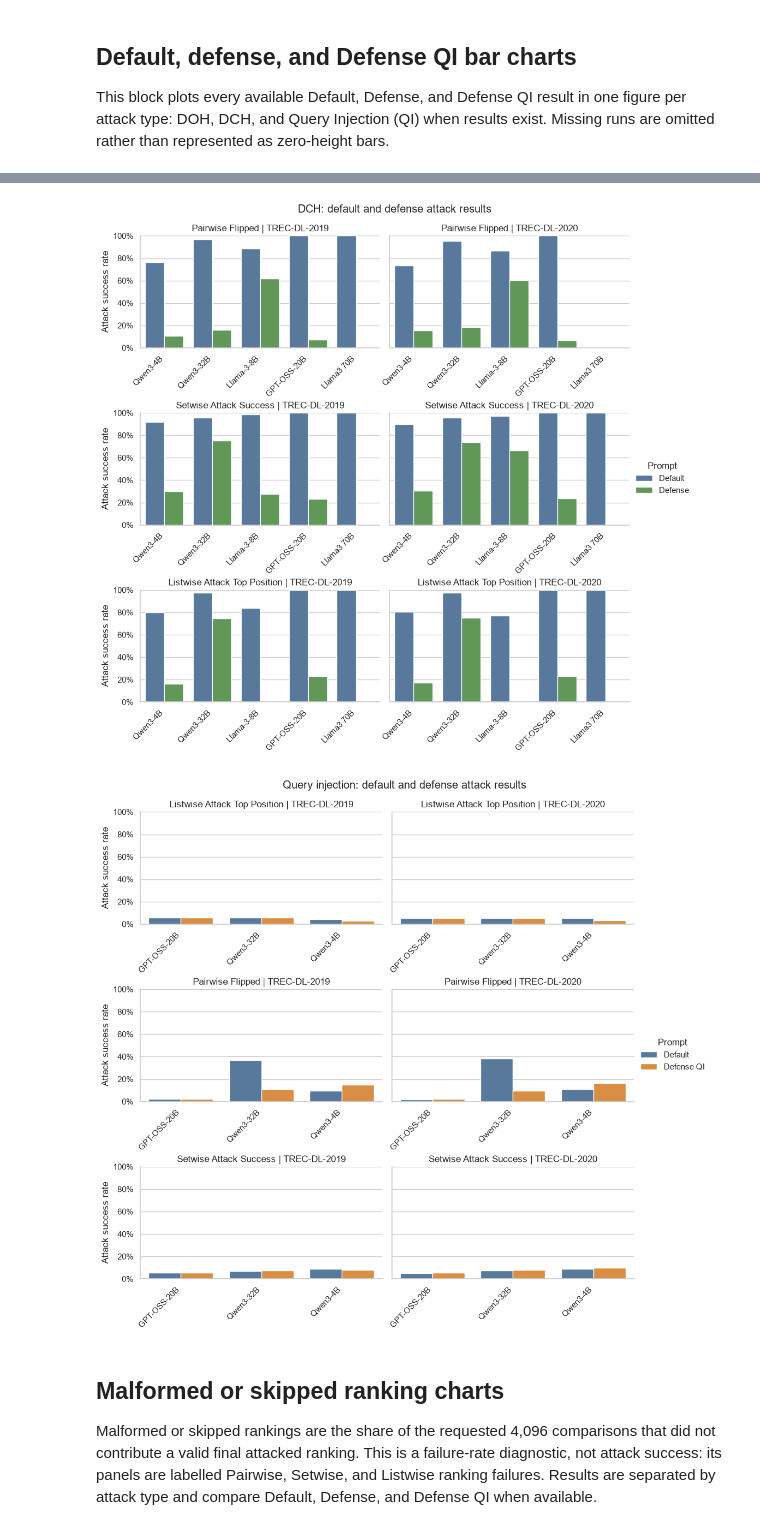
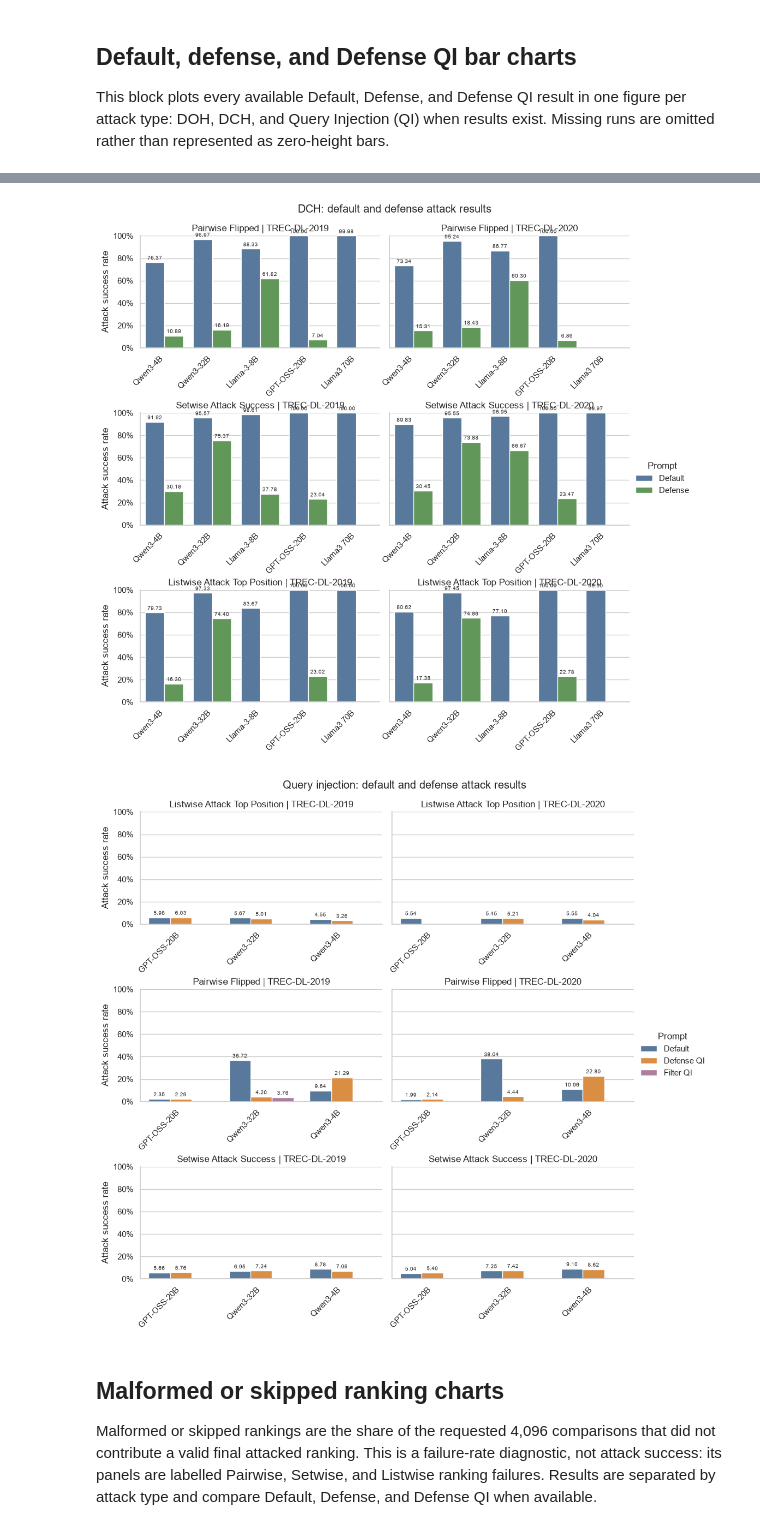
Before and after one commit to kaisergrimlock/LLM-Ranker-Attack, a Jupyter notebook: Results/attack_table_latex.ipynb, the cells around one changed output, grey strips where cells are left out. Cells and saved outputs as stored; diff of their text form; code cells hidden in the pictures.

```diff
--- a/Results/attack_table_latex.ipynb
+++ b/Results/attack_table_latex.ipynb
@@ -211,11 +211,10 @@ plot_data = pd.DataFrame(plot_records)
 outcomes_path = root / 'Results' / 'attack_outcomes.csv'
 if outcomes_path.exists():
     qi_data = pd.read_csv(outcomes_path)
-    qi_data['Prompt'] = qi_data['Prompt'].replace({'Defense': 'Defense QI'})
     qi_data = qi_data[
         qi_data['Attack'].eq('Query injection')
         & qi_data['Model'].ne('gpt-5.6-terra')
-        & qi_data['Prompt'].isin(['Default', 'Defense QI'])
+        & qi_data['Prompt'].isin(['Default', 'Defense QI', 'Filter QI'])
         & qi_data['Valid attacked'].gt(0)
     ].copy()
     if not qi_data.empty:
@@ -255,7 +254,7 @@ if plot_data.empty:
 else:
     sns.set_theme(style='whitegrid', context='notebook')
     for attack, attack_data in plot_data.groupby('Attack', sort=False):
-        prompt_order = ['Default', 'Defense QI'] if attack == 'Query injection' else ['Default', 'Defense']
+        prompt_order = ['Default', 'Defense QI', 'Filter QI'] if attack == 'Query injection' else ['Default', 'Defense']
         chart = sns.catplot(
             data=attack_data,
             kind='bar',
@@ -266,7 +265,7 @@ else:
             col='Dataset',
             row='Paradigm',
             order=list(dict.fromkeys(attack_data['Model'])),
-            palette={'Default': '#4C78A8', 'Defense': '#59A14F', 'Defense QI': '#F28E2B'},
+            palette={'Default': '#4C78A8', 'Defense': '#59A14F', 'Defense QI': '#F28E2B', 'Filter QI': '#B279A2'},
             errorbar=None,
             height=3.2,
             aspect=1.55,
@@ -276,6 +275,9 @@ else:
         chart.set_titles('{row_name} | {col_name}')
         chart.figure.suptitle(f'{attack}: default and defense attack results', y=1.02)
         for axis in chart.axes.flat:
+            for container in axis.containers:
+                labels = [f'{bar.get_height():.2f}' if bar.get_height() > 0 else '' for bar in container]
+                axis.bar_label(container, labels=labels, padding=2, fontsize=7)
             axis.set_ylim(0, 100)
             axis.yaxis.set_major_formatter(PercentFormatter(xmax=100))
             axis.tick_params(axis='x', labelbottom=True, labelrotation=45)
@@ -291,5 +293,5 @@ else:
-[figure, old version]
+[figure, new version]
-[figure, old version]
+[figure, new version]
 # %% [markdown]
 ## Malformed or skipped ranking charts
 
```
Also changed, not shown: parts of 2 cells of this notebook, 16 other files.
